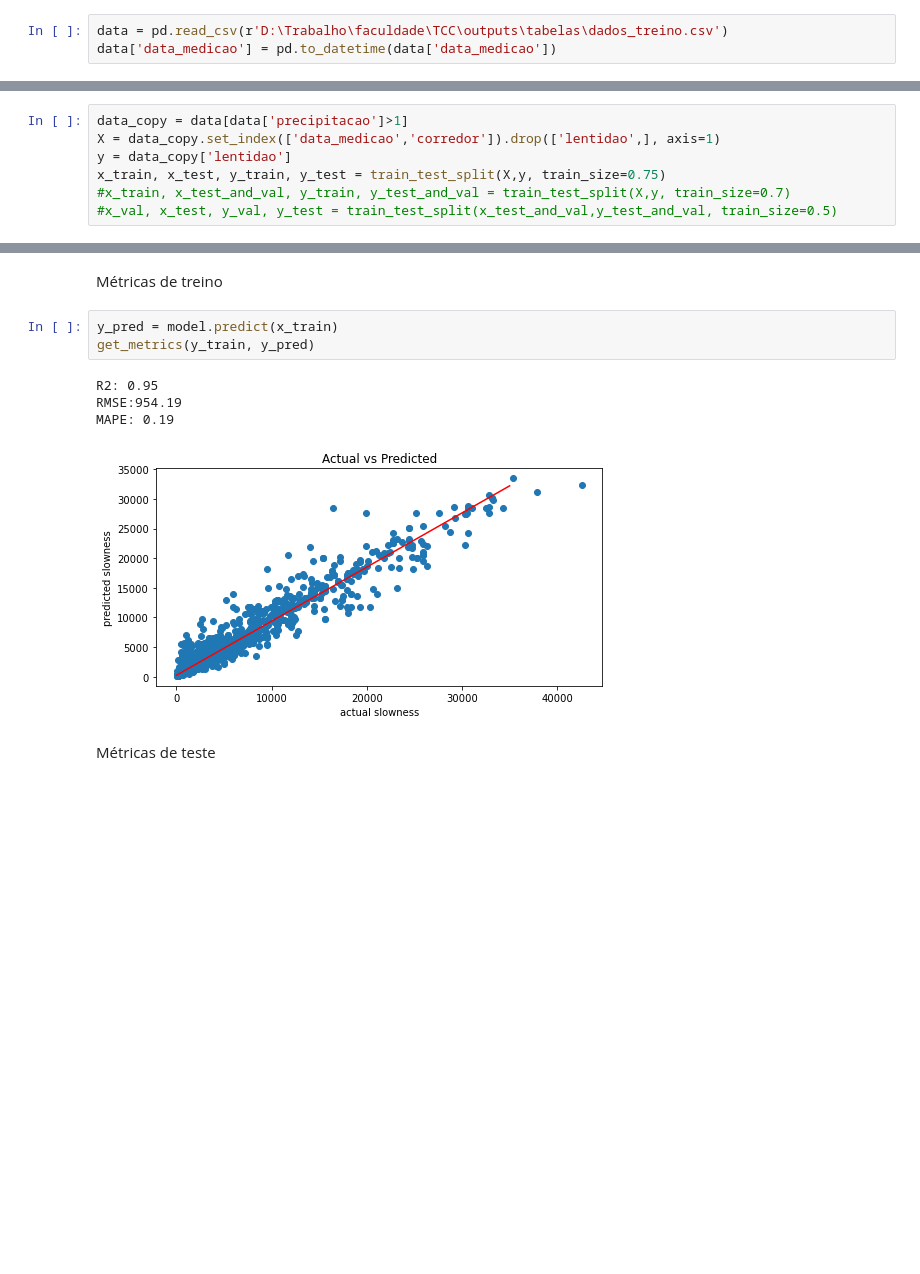
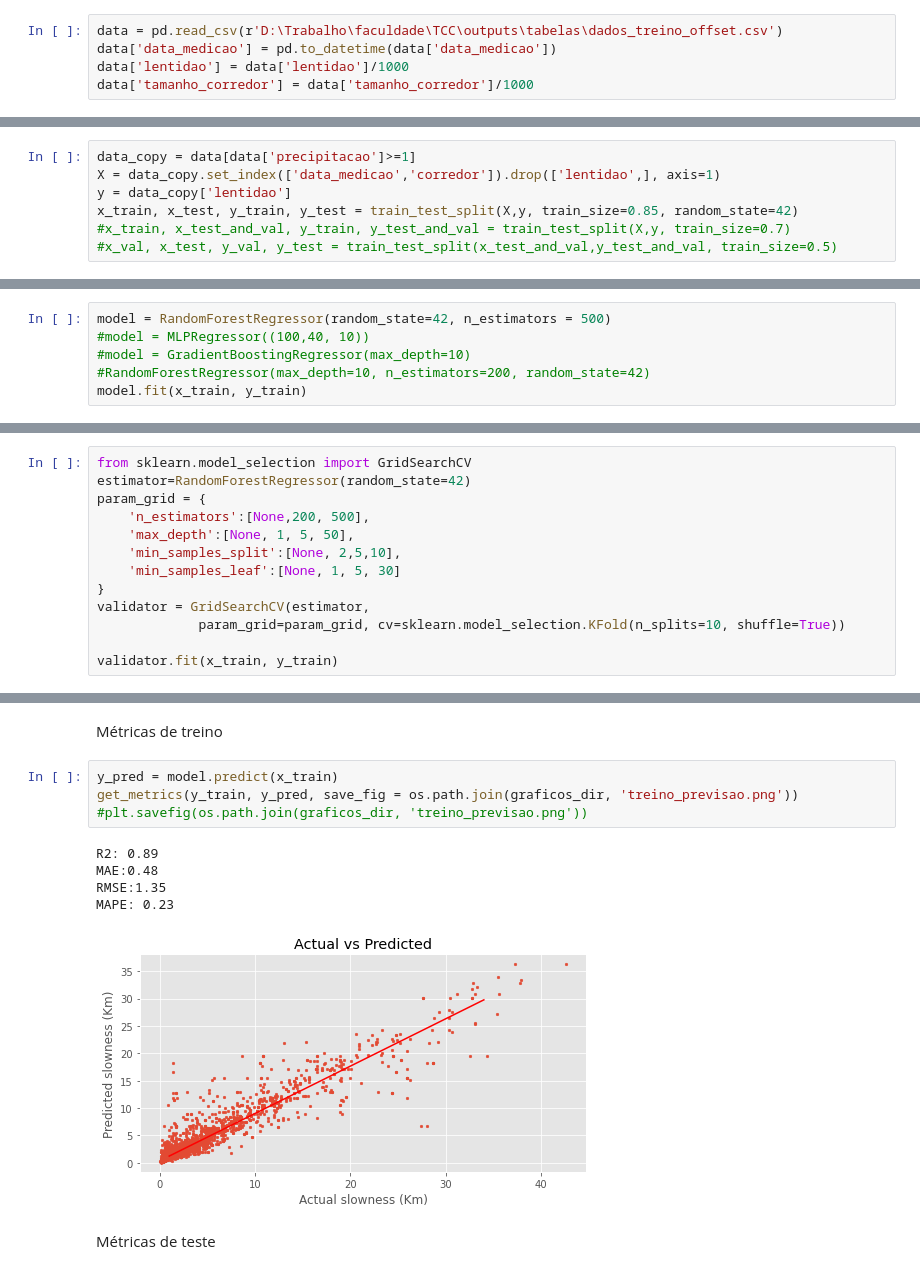
Before and after one commit to jeference/traffic-slowness-prediction, a Jupyter notebook: treina_modelo.ipynb, the cells around one changed output, grey strips where cells are left out. Cells and saved outputs as stored; diff of their text form; blank space fills up the shorter version.

```diff
--- a/treina_modelo.ipynb
+++ b/treina_modelo.ipynb
@@ -18,5 +25,7 @@ from sklearn.model_selection import cross_val_score, cross_validate
 # %% [markdown]
 #### Abrindo os dados
 # %%
-data = pd.read_csv(r'D:\Trabalho\faculdade\TCC\outputs\tabelas\dados_treino.csv')
+data = pd.read_csv(r'D:\Trabalho\faculdade\TCC\outputs\tabelas\dados_treino_offset.csv')
 data['data_medicao'] = pd.to_datetime(data['data_medicao'])
+data['lentidao'] = data['lentidao']/1000
+data['tamanho_corredor'] = data['tamanho_corredor']/1000
@@ -23,9 +50,9 @@ data['data_medicao'] = pd.to_datetime(data['data_medicao'])
 # %% [markdown]
 #### Criando dados de treinamento
 # %%
-data_copy = data[data['precipitacao']>1]
+data_copy = data[data['precipitacao']>=1]
 X = data_copy.set_index(['data_medicao','corredor']).drop(['lentidao',], axis=1)
 y = data_copy['lentidao']
-x_train, x_test, y_train, y_test = train_test_split(X,y, train_size=0.75)
+x_train, x_test, y_train, y_test = train_test_split(X,y, train_size=0.85, random_state=42)
 #x_train, x_test_and_val, y_train, y_test_and_val = train_test_split(X,y, train_size=0.7)
 #x_val, x_test, y_val, y_test = train_test_split(x_test_and_val,y_test_and_val, train_size=0.5)
@@ -38,0 +59,6 @@ RandomForestRegressor()
+# %%
+model = RandomForestRegressor(random_state=42, n_estimators = 500)
+#model = MLPRegressor((100,40, 10))
+#model = GradientBoostingRegressor(max_depth=10)
+#RandomForestRegressor(max_depth=10, n_estimators=200, random_state=42)
+model.fit(x_train, y_train)
@@ -61,0 +97,13 @@ def get_metrics(y_true, y_pred):
+# %%
+from sklearn.model_selection import GridSearchCV
+estimator=RandomForestRegressor(random_state=42)
+param_grid = {
+    'n_estimators':[None,200, 500],
+    'max_depth':[None, 1, 5, 50],
+    'min_samples_split':[None, 2,5,10],
+    'min_samples_leaf':[None, 1, 5, 30]
+}
+validator = GridSearchCV(estimator,
+             param_grid=param_grid, cv=sklearn.model_selection.KFold(n_splits=10, shuffle=True))
+
+validator.fit(x_train, y_train)
@@ -63,12 +162,14 @@ def get_metrics(y_true, y_pred):
 Métricas de treino
 # %%
 y_pred = model.predict(x_train)
-get_metrics(y_train, y_pred)
+get_metrics(y_train, y_pred, save_fig = os.path.join(graficos_dir, 'treino_previsao.png'))
+#plt.savefig(os.path.join(graficos_dir, 'treino_previsao.png'))
 # %% [output]
-R2: 0.95
-RMSE:954.19
-MAPE: 0.19
+R2: 0.89
+MAE:0.48
+RMSE:1.35
+MAPE: 0.23
-[figure, old version]
+[figure, new version]
 # %% [markdown]
 Métricas de teste
 # %%
```
Also changed, not shown: parts of 28 cells of this notebook, 2 other files.
